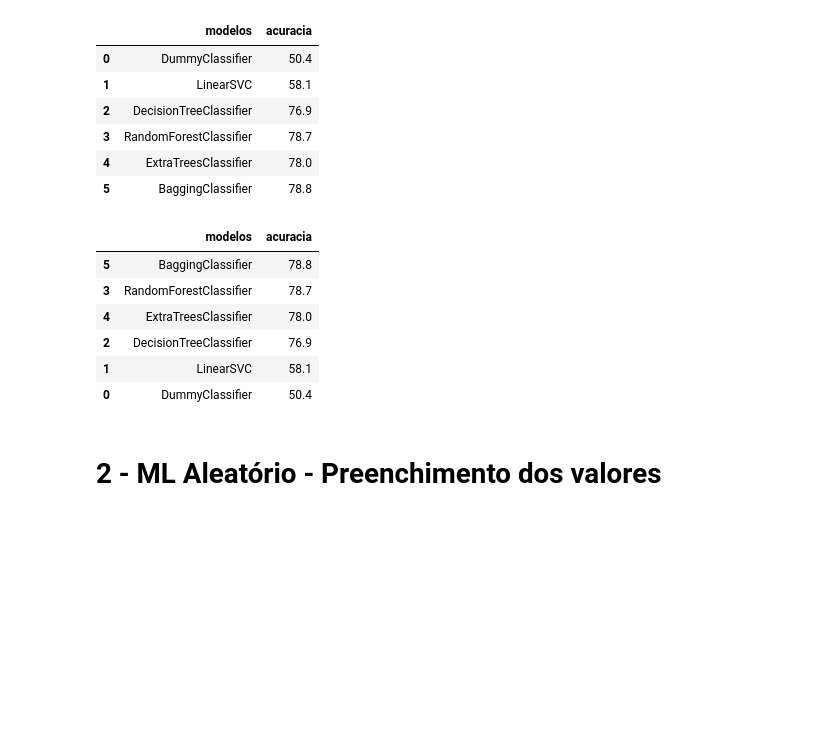
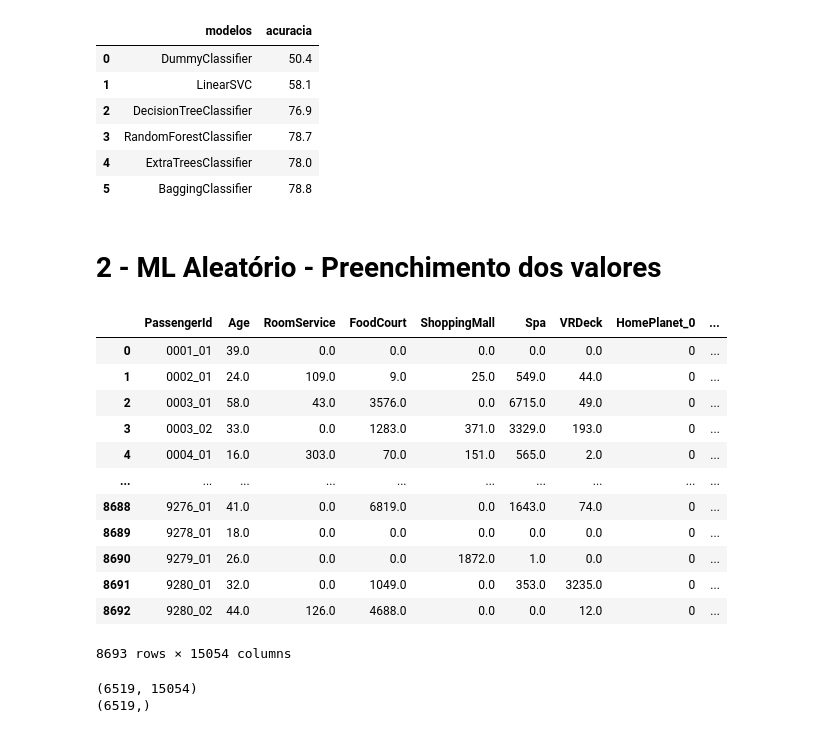
Before and after one commit to FranciscoFoz/machine-learning-training, a Jupyter notebook: spaceship-titanic.ipynb, the cells around one changed output. Drawn from its saved outputs; the diff is of its cells as text; code cells hidden in the pictures; blank space fills up the shorter version.

```diff
--- a/spaceship-titanic.ipynb
+++ b/spaceship-titanic.ipynb
@@ -254,15 +259,5 @@ comparacao_modelos
 | 3 | RandomForestClassifier | 78.7 |
 | 4 | ExtraTreesClassifier | 78.0 |
 | 5 | BaggingClassifier | 78.8 |
-# %%
-comparacao_modelos.sort_values(by='acuracia',ascending=False)
-# %% [output]
-|  | modelos | acuracia |
-| 5 | BaggingClassifier | 78.8 |
-| 3 | RandomForestClassifier | 78.7 |
-| 4 | ExtraTreesClassifier | 78.0 |
-| 2 | DecisionTreeClassifier | 76.9 |
-| 1 | LinearSVC | 58.1 |
-| 0 | DummyClassifier | 50.4 |
 # %% [markdown]
 # 2 - ML Aleatório - Preenchimento dos valores
@@ -268,0 +266,30 @@ comparacao_modelos.sort_values(by='acuracia',ascending=False)
+# %%
+spaceship_2 = spaceship.copy()
+spaceship_2 = spaceship_2.fillna(0)
+
+x = spaceship_2.iloc[:,:-1]
+y = spaceship_2.iloc[:,-1]
+# %%
+df = pd.get_dummies(x, columns=['HomePlanet', 'CryoSleep', 'Cabin', 'Destination','VIP','Name'])
+df
+# %% [output]
+|  | PassengerId | Age | RoomService | FoodCourt | ShoppingMall | Spa | VRDeck | HomePlanet_0 | ... |
+| 0 | 0001_01 | 39.0 | 0.0 | 0.0 | 0.0 | 0.0 | 0.0 | 0 | ... |
+| 1 | 0002_01 | 24.0 | 109.0 | 9.0 | 25.0 | 549.0 | 44.0 | 0 | ... |
+| 2 | 0003_01 | 58.0 | 43.0 | 3576.0 | 0.0 | 6715.0 | 49.0 | 0 | ... |
+| 3 | 0003_02 | 33.0 | 0.0 | 1283.0 | 371.0 | 3329.0 | 193.0 | 0 | ... |
+| 4 | 0004_01 | 16.0 | 303.0 | 70.0 | 151.0 | 565.0 | 2.0 | 0 | ... |
+| ... | ... | ... | ... | ... | ... | ... | ... | ... | ... |
+| 8688 | 9276_01 | 41.0 | 0.0 | 6819.0 | 0.0 | 1643.0 | 74.0 | 0 | ... |
+| 8689 | 9278_01 | 18.0 | 0.0 | 0.0 | 0.0 | 0.0 | 0.0 | 0 | ... |
+| 8690 | 9279_01 | 26.0 | 0.0 | 0.0 | 1872.0 | 1.0 | 0.0 | 0 | ... |
+| 8691 | 9280_01 | 32.0 | 0.0 | 1049.0 | 0.0 | 353.0 | 3235.0 | 0 | ... |
+| 8692 | 9280_02 | 44.0 | 126.0 | 4688.0 | 0.0 | 0.0 | 12.0 | 0 | ... |
+8693 rows × 15054 columns
+# %%
+train_x,test_x,train_y,test_y = train_test_split(df,y,test_size=0.25, random_state=SEED)
+print(train_x.shape)
+print(train_y.shape)
+# %% [output]
+(6519, 15054)
+(6519,)
```
Also changed, not shown: parts of 5 cells of this notebook.
